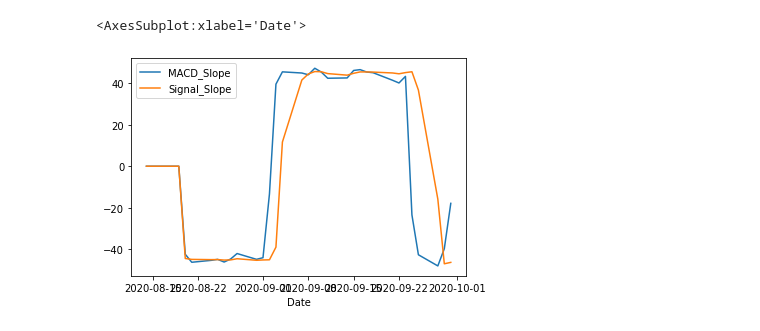
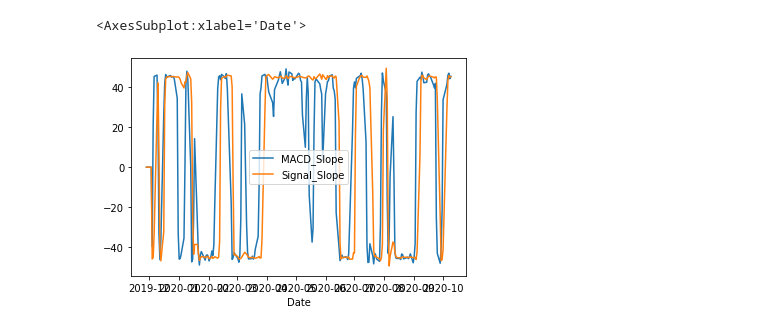
Before and after one commit to chrisd666/algo-trade, a Jupyter notebook: src/trade2.ipynb, the cells around one changed output. Saved outputs shown, nothing was run; the diff lists cells and outputs as text; code cells hidden in the pictures.

```diff
--- a/src/trade2.ipynb
+++ b/src/trade2.ipynb
@@ -17,32 +18,32 @@ dataframe = pd.DataFrame(time_series_daily)
 
 # print(time_series_daily)
 # %%
-ticker = formulas2.Ticker("TCS", date(2020,6,30), date(2020,9,30))
+ticker = formulas2.Ticker("TCS", date(2019,10,10), date(2020,10,10))
 
 data = ticker.get_historical_data()
 data_copy = data.copy()
 
 indicator = formulas2.Indicator(data)
 
 macd_data = indicator.MACD()
 macd_slope = indicator.slope(macd_data["MACD"])
 signal_slope = indicator.slope(macd_data["Signal"])
 
 
 
 final_data = macd_data.copy()
 
 # print(final_data)
 
 final_data["MACD_Slope"] = macd_slope
 final_data["Signal_Slope"] = signal_slope
 
 final_data[["MACD_Slope", "Signal_Slope"]].plot()
 
 # macd_data[['MACD', 'Signal']].plot()
 
 # data[['Close']].plot()
 # %% [output]
 <AxesSubplot:xlabel='Date'>
-[figure, old version]
+[figure, new version]
 # %%
```
Also changed, not shown: parts of 2 cells of this notebook.
